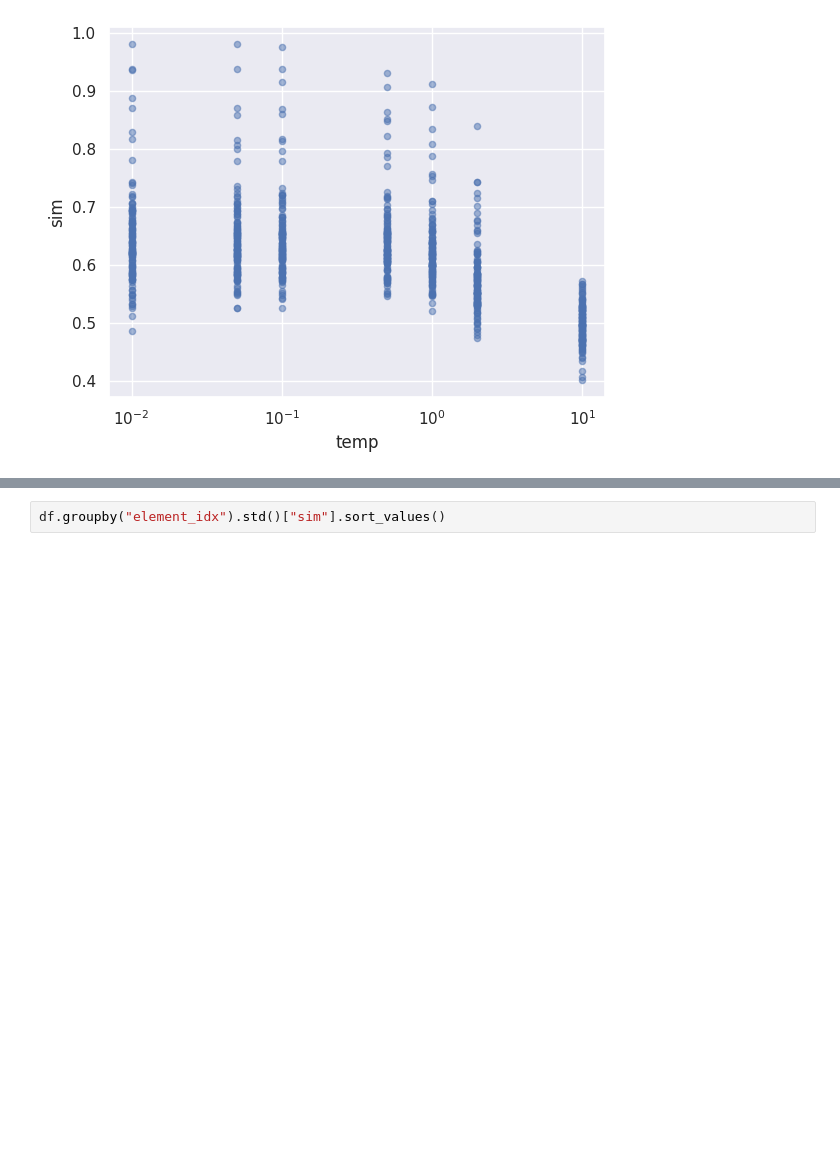
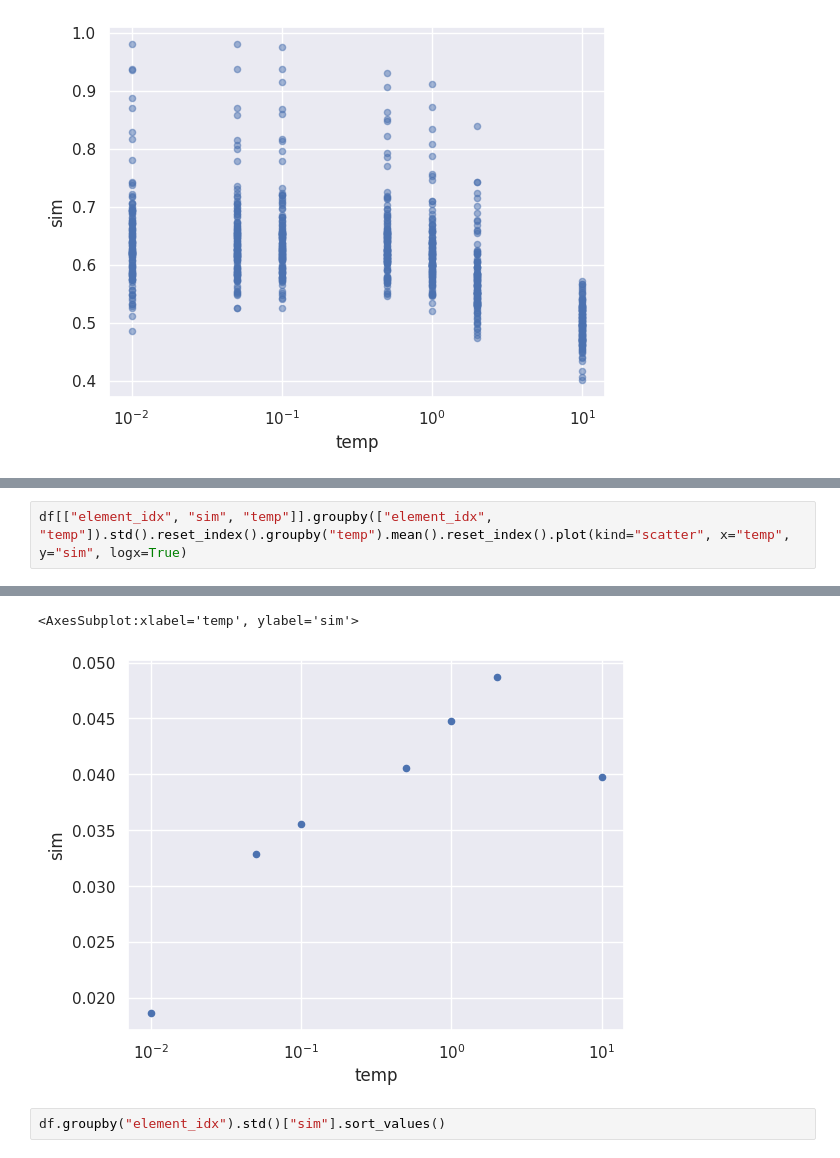
Before and after one commit to jxmorris12/vec2text, a Jupyter notebook: notebooks/2023-03-21 Similarities across sampling.ipynb, the cells around one changed output, grey strips where cells are left out. Drawn from its saved outputs; the diff is of its cells as text; blank space fills up the shorter version.

```diff
--- a/notebooks/2023-03-21 Similarities across sampling.ipynb
+++ b/notebooks/2023-03-21 Similarities across sampling.ipynb
@@ -243,0 +244,3 @@ WARNING:matplotlib.axes._axes:*c* argument looks like a single numeric RGB or RG
+# %%
+df[["element_idx", "sim", "temp"]].groupby(["element_idx", "temp"]).std().reset_index().groupby("temp").mean().reset_index().plot(kind="scatter", x="temp", y="sim", logx=True)
+# %% [output]
@@ -244,3 +248,5 @@ WARNING:matplotlib.axes._axes:*c* argument looks like a single numeric RGB or RG
+<AxesSubplot:xlabel='temp', ylabel='sim'>
+[figure, added]
 # %%
 df.groupby("element_idx").std()["sim"].sort_values()
 # %% [output]
```
Also changed, not shown: parts of 2 cells of this notebook, 12 other files.
